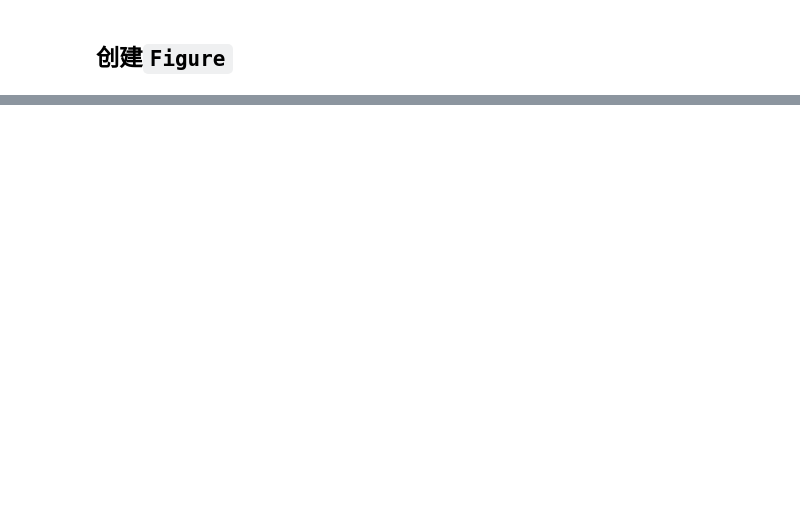
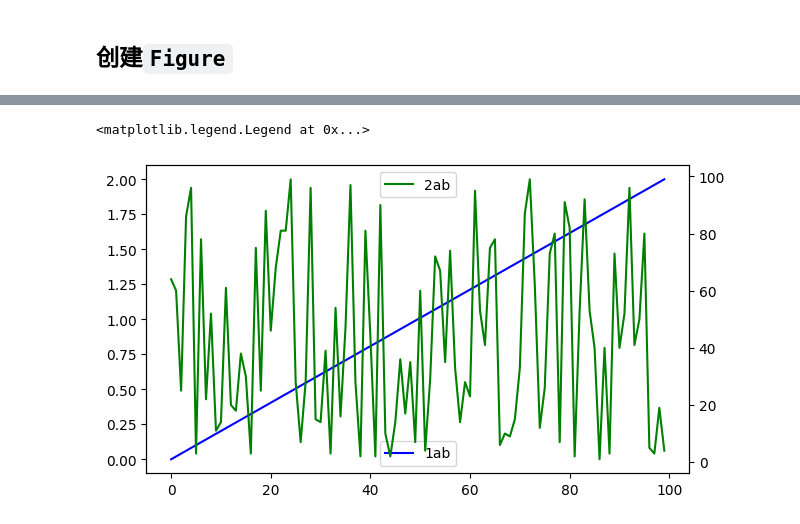
Before and after one commit to tcfh2016/knowledge-map, a Jupyter notebook: Techs/data-science/visualization/matplotlib/axes-figure/figure_axes.ipynb, the cells around one changed output, grey strips where cells are left out. Cells and saved outputs as stored; diff of their text form; code cells hidden in the pictures; blank space fills up the shorter version.

```diff
--- a/Techs/data-science/visualization/matplotlib/axes-figure/figure_axes.ipynb
+++ b/Techs/data-science/visualization/matplotlib/axes-figure/figure_axes.ipynb
@@ -12,0 +39,12 @@ plt.show()
+# %%
+#单纯显示接口
+fig, ax1 = plt.subplots(figsize=(7, 4))
+ax1.plot(arr1, 'b', lw=1.5, label='1ab')
+ax1.legend(loc=8)
+
+ax2 = ax1.twinx()
+ax2.plot(arr2, 'g', lw=1.5, label='2ab')
+ax2.legend(loc=0)
+# %% [output]
+<matplotlib.legend.Legend at 0x...>
+[figure, added]
```
Also changed, not shown: parts of 3 cells of this notebook, 4 other files.
